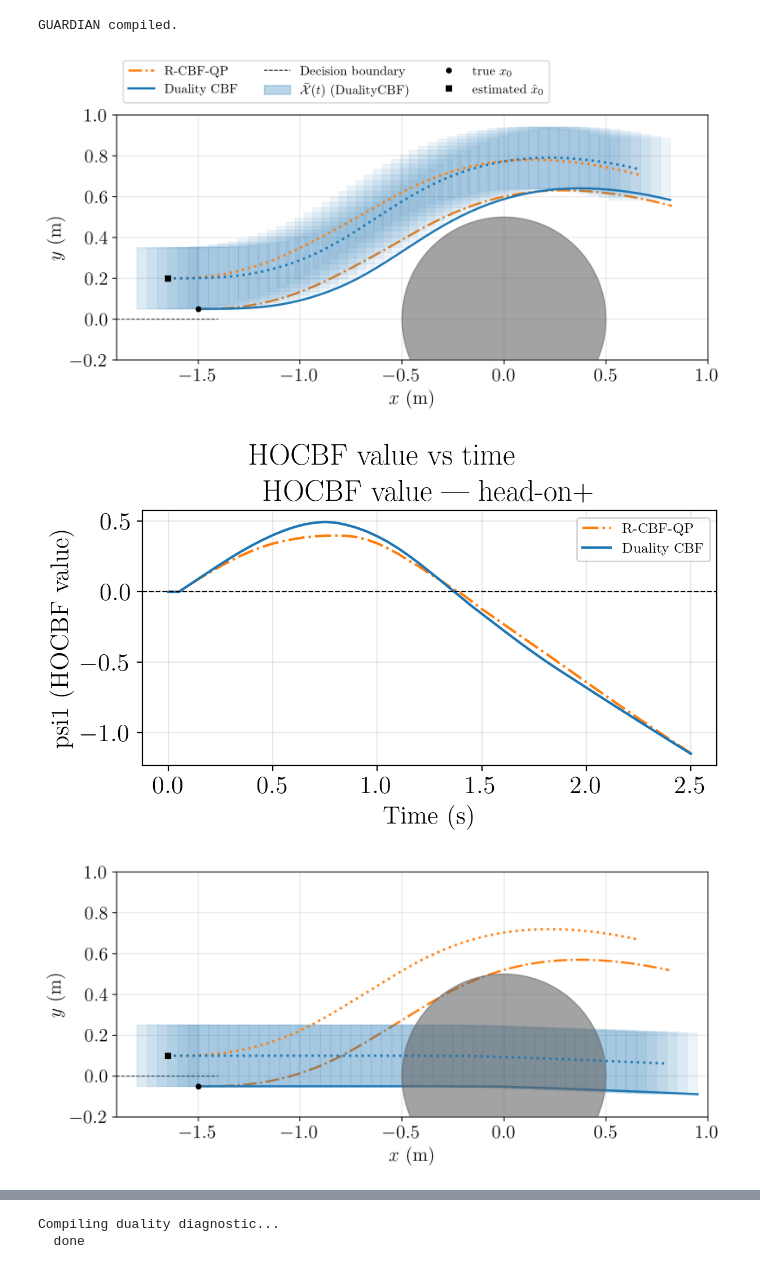
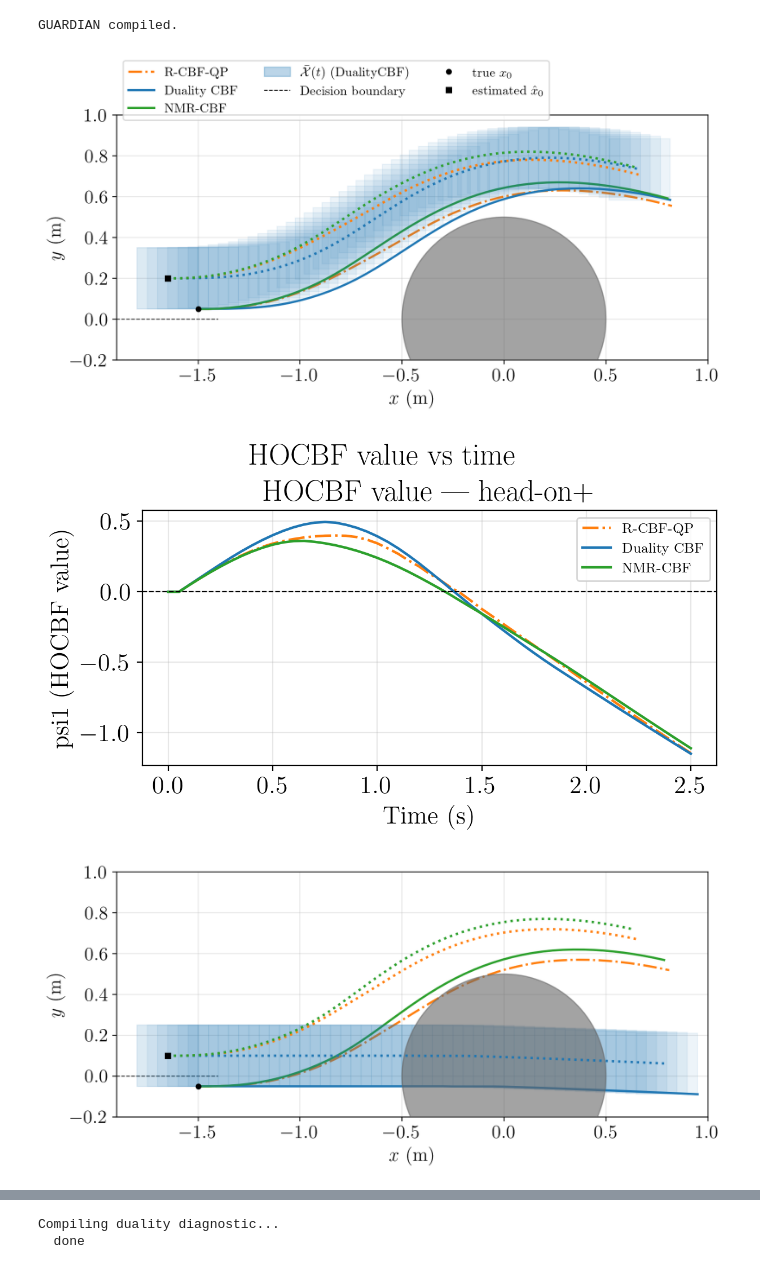
Before and after one commit to nrober1122/robust_pncbf, a Jupyter notebook: scripts/dubins3d/dubins3d_cbf_compare_r2.ipynb, the cells around one changed output, grey strips where cells are left out. Saved outputs shown, nothing was run; the diff lists cells and outputs as text; code cells hidden in the pictures.

```diff
--- a/scripts/dubins3d/dubins3d_cbf_compare_r2.ipynb
+++ b/scripts/dubins3d/dubins3d_cbf_compare_r2.ipynb
@@ -1001,7 +981,7 @@ pol_styles = [
     ('Duality CBF', rollout_duality,   '-',   'C0', 1.0),
     # ('R-CBF (0.2)', rollout_rcbf_02,   '-.',  'C6', 0.9),
     # ('R-CBF (1.0)', rollout_rcbf_10,   '--',  'C7', 0.9),
-    # ('NMR-CBF',     rollout_nmr_cbf,   '-',   'C2', 1.0),
+    ('NMR-CBF',     rollout_nmr_cbf,   '-',   'C2', 1.0),
     # ('GUARDIAN',     rollout_guardian,   '-',   'C5', 1.0),
     # ('NMR+RCBF',    rollout_nmr_rcbf,  '-',   'C6', 1.0),
 ]
@@ -1081,33 +1061,33 @@ def plot_one_ic(ic_name, plot_legend=True):
     # ax_t.set(
     #     xlim=(-2.5, 1.0), ylim=(-0.6, 1.0), aspect='equal',
     #     xlabel=rf'$x$ (m)', ylabel=rf'$y$ (m)',
     #     # title=f'{ic_name} — bias=(-eps_x, +eps_y, +eps_theta)'
     # )
 
     ax_t.grid(alpha=0.3)
 
     from matplotlib.patches import Patch
     # extra = [Patch(facecolor='C2', edgecolor='C2', alpha=0.3, label=r'$\bar{\mathcal{X}}(t)$')]
     extra = [Patch(facecolor='C0', edgecolor='C0', alpha=0.3, label=r'$\bar{\mathcal{X}}(t)$')]
     handles, labels = ax_t.get_legend_handles_labels()
     handles.insert(3, extra[0])
     # labels.insert(4, r'$\bar{\mathcal{X}}(t)\ \mathrm{(NMR-CBF)}$')
     labels.insert(3, r'$\bar{\mathcal{X}}(t)\ \mathrm{(DualityCBF)}$')
     if plot_legend:
         ax_t.legend(handles, labels, fontsize=11, loc='upper left', ncol=3, bbox_to_anchor=(0.0, 1.25))
 
     ax_c.axhline(0, color='k', lw=0.8, ls='--')
     ax_c.set(xlabel='Time (s)', ylabel='psi1 (HOCBF value)', title=f'HOCBF value — {ic_name}')
     ax_c.legend(fontsize=9, loc='upper right')
     ax_c.grid(alpha=0.3)
 
     # fig_traj.suptitle(f'Trajectory with uncertainty boxes  (eps_x={ex:.2f} m, eps_y={ey:.2f} m, bias=-eps_x/+eps_y/+eps_theta)')
     fig_cbf.suptitle('HOCBF value vs time')
     plt.show()
 
 plot_one_ic('head-on+')
 plot_one_ic('head-on', plot_legend=False)
 # %% [output]
-[figure, old version]
+[figure, new version]
-[figure, old version]
+[figure, new version]
-[figure, old version]
+[figure, new version]
```
Also changed, not shown: parts of 5 cells of this notebook, 4 other files.
